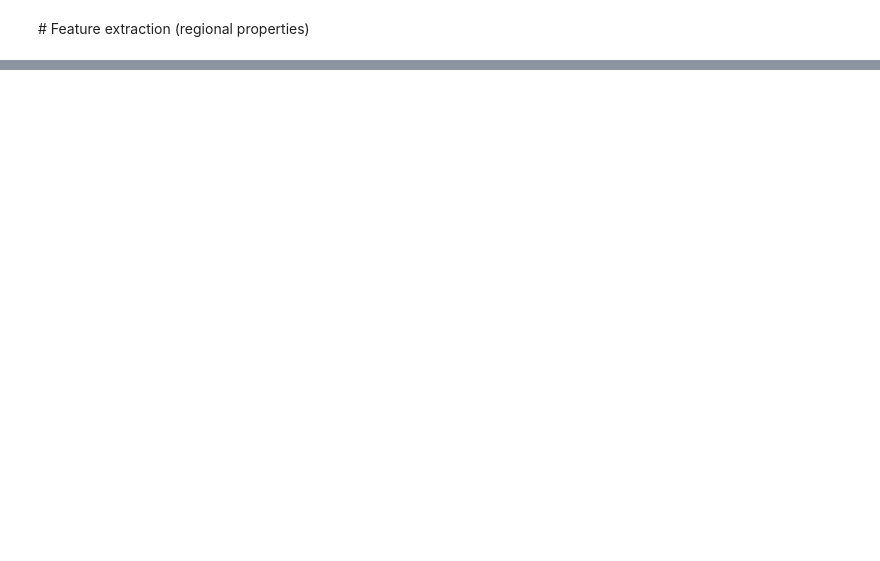
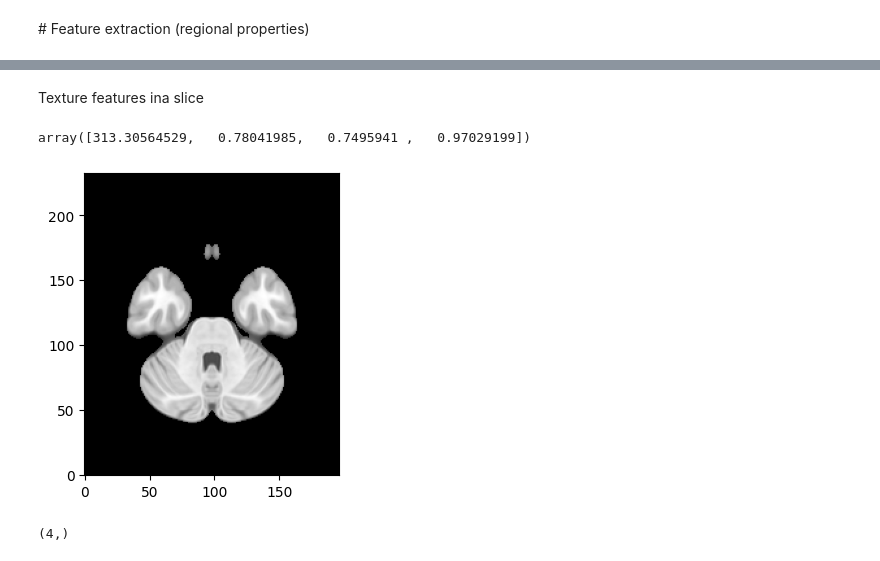
Before and after one commit to raulbenitez/NEUROIMAGING_AI, a Jupyter notebook: NI_features.ipynb, the cells around one changed output, grey strips where cells are left out. Drawn from its saved outputs; the diff is of its cells as text; code cells hidden in the pictures; blank space fills up the shorter version.

```diff
--- a/NI_features.ipynb
+++ b/NI_features.ipynb
@@ -89,0 +142,29 @@ df_props.head()
+# %% [markdown]
+Texture features ina slice
+# %%
+from skimage.feature.texture import greycomatrix,greycoprops
+
+# Plot slice 40 (axial view). We transpose the image and set origin to lower, to see the axial representation
+n_slice = 40
+I = data[:,:,n_slice].T
+fig = plt.figure(figsize=(6,4), dpi= 100, facecolor='w', edgecolor='k')
+imgplot = plt.imshow(I,cmap='gray', origin='lower')
+
+I1 = np.uint8(I) # convert to uint8
+
+g = greycomatrix(I1,[2], [np.pi/2],normed=True, symmetric=True)
+contrast = greycoprops(g,'contrast')
+homogeneity = greycoprops(g, 'homogeneity')
+energy = greycoprops(g, 'energy')
+correlation = greycoprops(g, 'correlation')
+
+X = np.array([contrast,homogeneity,energy,correlation]).squeeze()
+X
+# %% [output]
+array([313.30564529,   0.78041985,   0.7495941 ,   0.97029199])
+[figure, added]
+# %%
+X = np.array([contrast,homogeneity,energy,correlation]).squeeze()
+X.shape
+# %% [output]
+(4,)
```
Also changed, not shown: parts of 5 cells of this notebook.
